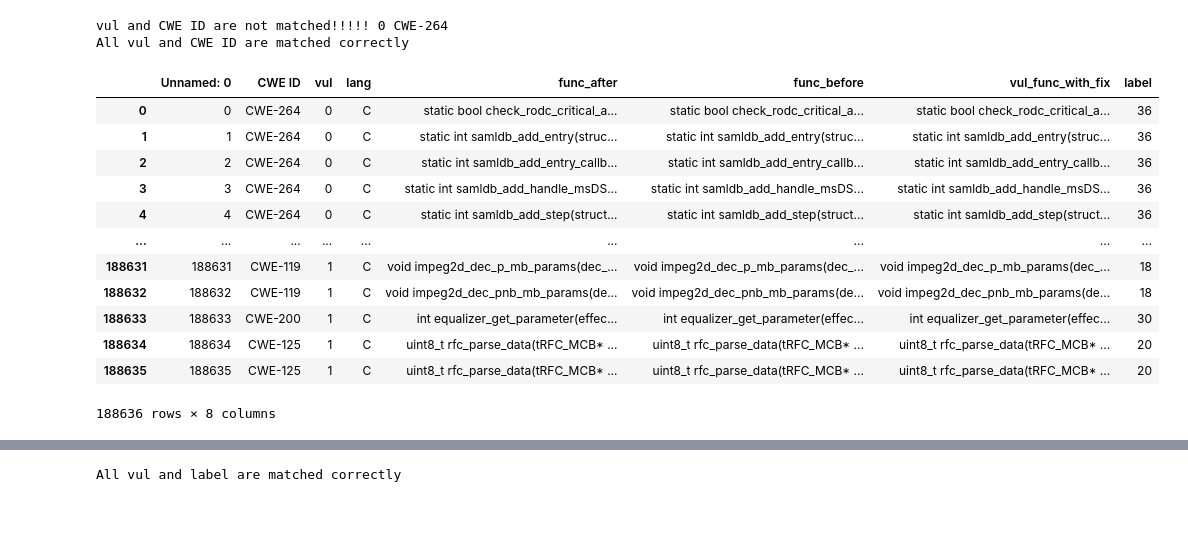
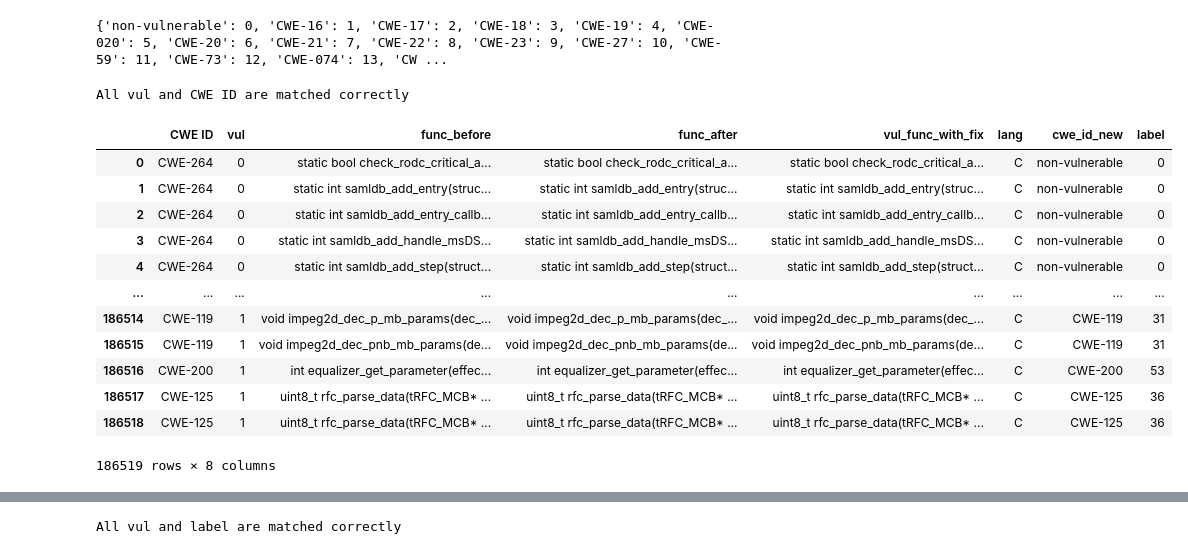
Before and after one commit to seunghee6022/TransVulDet, a Jupyter notebook: data preprocessing/Integration_MVD_and_MSR.ipynb, the cells around one changed output, grey strips where cells are left out. Drawn from its saved outputs; the diff is of its cells as text; code cells hidden in the pictures; blank space fills up the shorter version.

Commit message:
UPDATE | integrate CWE ids of MSR, MVD and CVEfixes datasets & merge MSR and MVD with new cwe id label

```diff
--- a/data preprocessing/Dataset Integration.ipynb
+++ b/data preprocessing/Integration_MVD_and_MSR.ipynb
@@ -10,5 +12,5 @@ def concat_to_df(df):
     df = pd.concat(df_temp,ignore_index = True)
     return df
 # %%
-msr_df = pd.read_csv('preprocessed datasets/MSR.csv', chunksize=10000)
+msr_df = pd.read_csv('preprocessed datasets/MSR_new.csv', chunksize=10000, index_col=0)
 # %%
@@ -28,3 +17,0 @@ mvd_df.size
-# %%
-msr_df['CWE ID'] = msr_df['CWE ID'].replace(np.nan, 'non-vulnerable')
-msr_df['CWE ID'].unique()
@@ -125,3 +17,0 @@ print(total_cwe_list)  # prints ['item1', 'item2', 'item3', 'item10', 'item25']
-# %%
-total_cwe_dict = { cwe_id_key: idx for idx, cwe_id_key in enumerate(total_cwe_list)}
-print(total_cwe_dict)
@@ -132 +34,11 @@ print(total_cwe_dict)
+# %%
+# load dict for later retrieval
+import pickle
+
+with open("preprocessed datasets/total_cwe_dict.txt", "rb") as myFile:
+    total_cwe_dict = pickle.load(myFile)
+
+print(total_cwe_dict)
+# %% [output]
+{'non-vulnerable': 0, 'CWE-16': 1, 'CWE-17': 2, 'CWE-18': 3, 'CWE-19': 4, 'CWE-020': 5, 'CWE-20': 6, 'CWE-21': 7, 'CWE-22': 8, 'CWE-23': 9, 'CWE-27': 10, 'CWE-59': 11, 'CWE-73': 12, 'CWE-074': 13, 'CW ...
 # %%
@@ -150,26 +62,25 @@ def check_match_vul_and_label(df):
     if count==0:
         print("All vul and label are matched correctly")
 # %%
-check_match_vul_and_CWE_ID(msr_df)
+check_match_vul_and_CWE_ID(msr_df,'cwe_id_new')
 # %% [output]
-vul and CWE ID are not matched!!!!! 0 CWE-264
 All vul and CWE ID are matched correctly
 # %%
 # add new column based on dictionary values
-msr_df['label'] = msr_df['CWE ID'].apply(lambda x: total_cwe_dict.get(x))
+msr_df['label'] = msr_df['cwe_id_new'].apply(lambda x: total_cwe_dict.get(x))
 msr_df
 # %% [output]
-|  | Unnamed: 0 | CWE ID | vul | lang | func_after | func_before | vul_func_with_fix | label |
-| 0 | 0 | CWE-264 | 0 | C | static bool check_rodc_critical_a... | static bool check_rodc_critical_a... | static bool check_rodc_critical_a... | 36 |
-| 1 | 1 | CWE-264 | 0 | C | static int samldb_add_entry(struc... | static int samldb_add_entry(struc... | static int samldb_add_entry(struc... | 36 |
-| 2 | 2 | CWE-264 | 0 | C | static int samldb_add_entry_callb... | static int samldb_add_entry_callb... | static int samldb_add_entry_callb... | 36 |
-| 3 | 3 | CWE-264 | 0 | C | static int samldb_add_handle_msDS... | static int samldb_add_handle_msDS... | static int samldb_add_handle_msDS... | 36 |
-| 4 | 4 | CWE-264 | 0 | C | static int samldb_add_step(struct... | static int samldb_add_step(struct... | static int samldb_add_step(struct... | 36 |
+|  | CWE ID | vul | func_before | func_after | vul_func_with_fix | lang | cwe_id_new | label |
+| 0 | CWE-264 | 0 | static bool check_rodc_critical_a... | static bool check_rodc_critical_a... | static bool check_rodc_critical_a... | C | non-vulnerable | 0 |
+| 1 | CWE-264 | 0 | static int samldb_add_entry(struc... | static int samldb_add_entry(struc... | static int samldb_add_entry(struc... | C | non-vulnerable | 0 |
+| 2 | CWE-264 | 0 | static int samldb_add_entry_callb... | static int samldb_add_entry_callb... | static int samldb_add_entry_callb... | C | non-vulnerable | 0 |
+| 3 | CWE-264 | 0 | static int samldb_add_handle_msDS... | static int samldb_add_handle_msDS... | static int samldb_add_handle_msDS... | C | non-vulnerable | 0 |
+| 4 | CWE-264 | 0 | static int samldb_add_step(struct... | static int samldb_add_step(struct... | static int samldb_add_step(struct... | C | non-vulnerable | 0 |
 | ... | ... | ... | ... | ... | ... | ... | ... | ... |
-| 188631 | 188631 | CWE-119 | 1 | C | void impeg2d_dec_p_mb_params(dec_... | void impeg2d_dec_p_mb_params(dec_... | void impeg2d_dec_p_mb_params(dec_... | 18 |
-| 188632 | 188632 | CWE-119 | 1 | C | void impeg2d_dec_pnb_mb_params(de... | void impeg2d_dec_pnb_mb_params(de... | void impeg2d_dec_pnb_mb_params(de... | 18 |
-| 188633 | 188633 | CWE-200 | 1 | C | int equalizer_get_parameter(effec... | int equalizer_get_parameter(effec... | int equalizer_get_parameter(effec... | 30 |
-| 188634 | 188634 | CWE-125 | 1 | C | uint8_t rfc_parse_data(tRFC_MCB* ... | uint8_t rfc_parse_data(tRFC_MCB* ... | uint8_t rfc_parse_data(tRFC_MCB* ... | 20 |
-| 188635 | 188635 | CWE-125 | 1 | C | uint8_t rfc_parse_data(tRFC_MCB* ... | uint8_t rfc_parse_data(tRFC_MCB* ... | uint8_t rfc_parse_data(tRFC_MCB* ... | 20 |
+| 186514 | CWE-119 | 1 | void impeg2d_dec_p_mb_params(dec_... | void impeg2d_dec_p_mb_params(dec_... | void impeg2d_dec_p_mb_params(dec_... | C | CWE-119 | 31 |
+| 186515 | CWE-119 | 1 | void impeg2d_dec_pnb_mb_params(de... | void impeg2d_dec_pnb_mb_params(de... | void impeg2d_dec_pnb_mb_params(de... | C | CWE-119 | 31 |
+| 186516 | CWE-200 | 1 | int equalizer_get_parameter(effec... | int equalizer_get_parameter(effec... | int equalizer_get_parameter(effec... | C | CWE-200 | 53 |
+| 186517 | CWE-125 | 1 | uint8_t rfc_parse_data(tRFC_MCB* ... | uint8_t rfc_parse_data(tRFC_MCB* ... | uint8_t rfc_parse_data(tRFC_MCB* ... | C | CWE-125 | 36 |
+| 186518 | CWE-125 | 1 | uint8_t rfc_parse_data(tRFC_MCB* ... | uint8_t rfc_parse_data(tRFC_MCB* ... | uint8_t rfc_parse_data(tRFC_MCB* ... | C | CWE-125 | 36 |
-188636 rows × 8 columns
+186519 rows × 8 columns
 # %%
```
Also changed, not shown: parts of 27 cells of this notebook, 5 other files.
